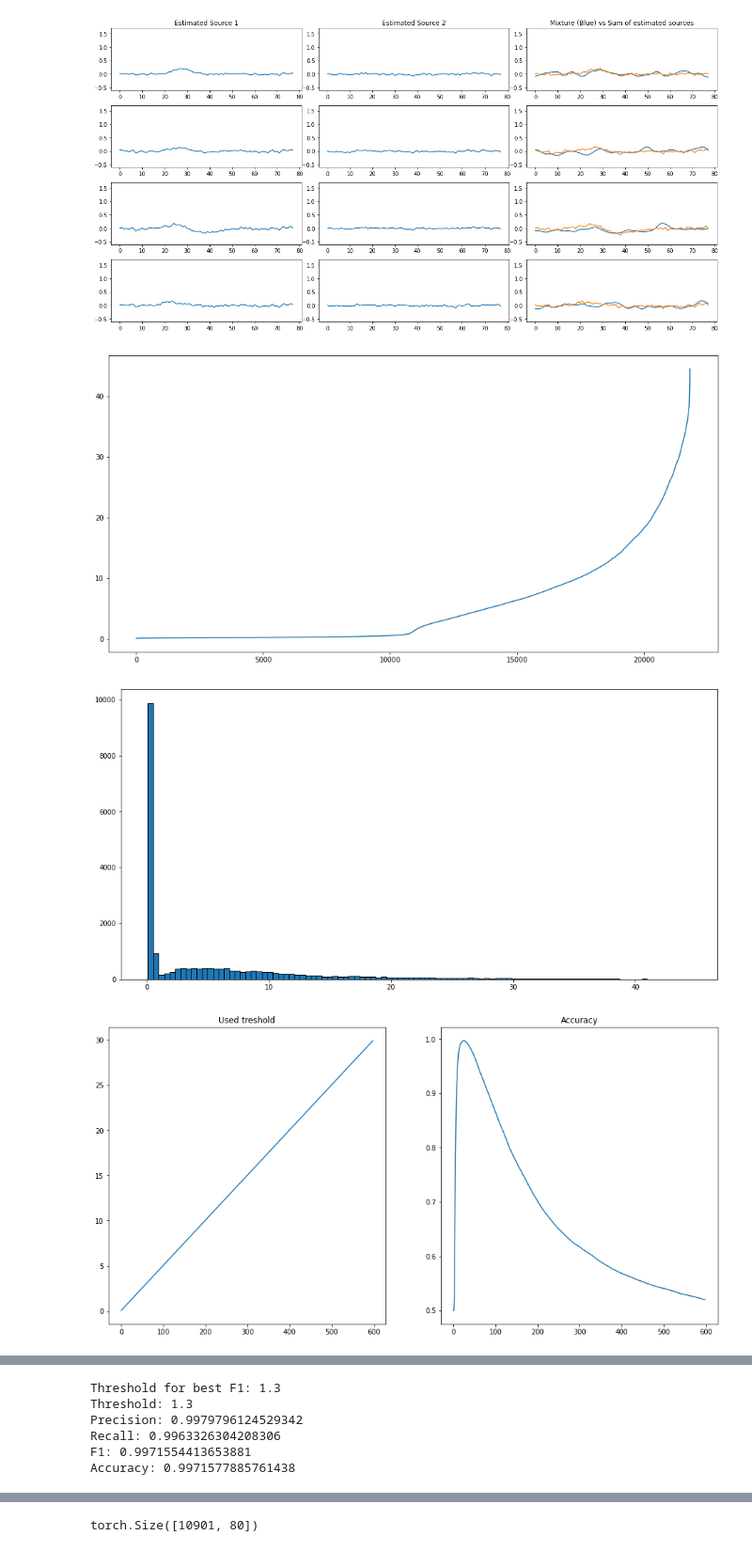
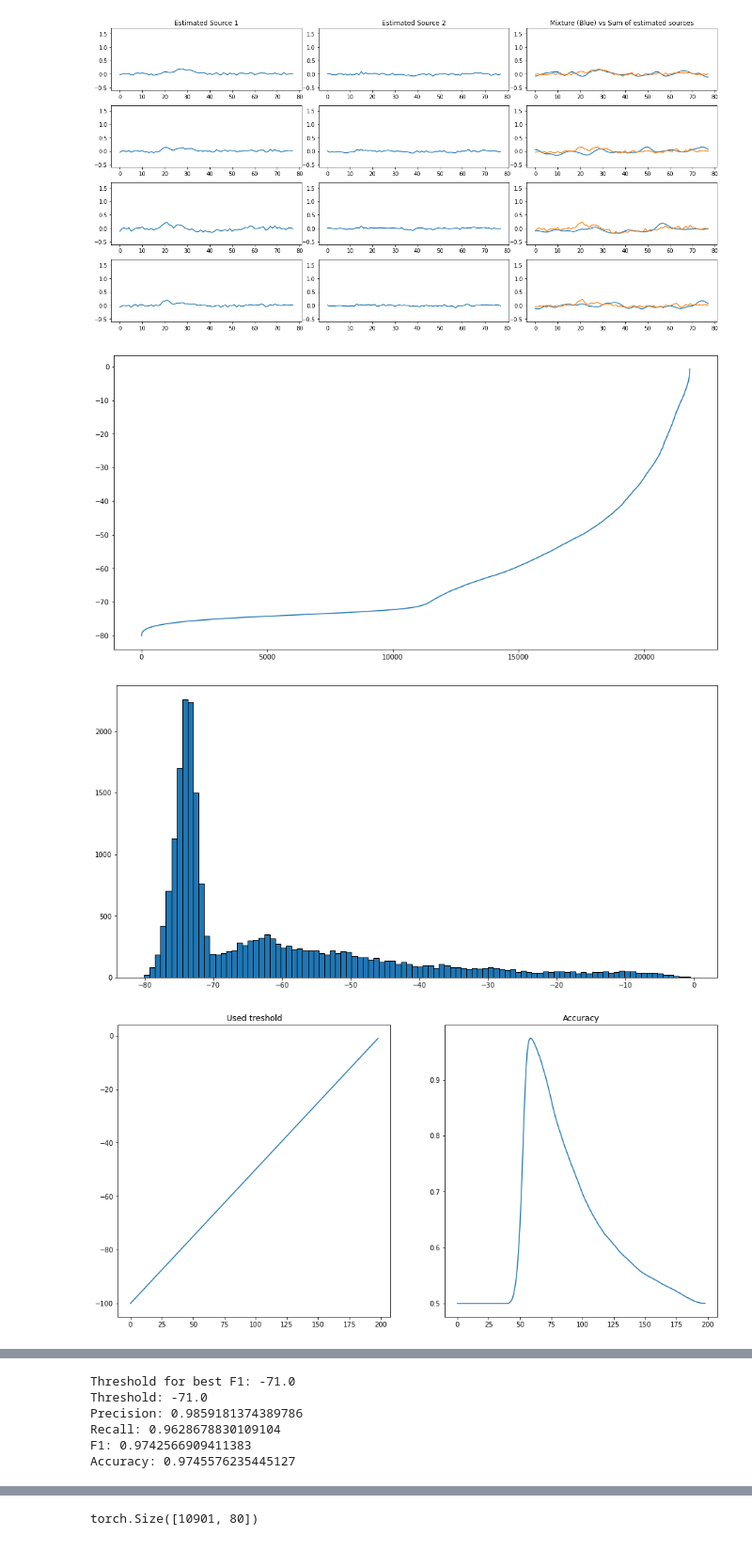
Before and after one commit to AlexDodon/sourceseparation_misc, a Jupyter notebook: time_series.ipynb, the cells around one changed output, grey strips where cells are left out. Shown at 94% size. Cells and saved outputs as stored; diff of their text form; code cells hidden in the pictures.

Commit message:
updated critic detection pipeline

```diff
--- a/time_series.ipynb
+++ b/time_series.ipynb
@@ -109,8 +119,8 @@ torch.Size([10907, 80])
 valExtractedSpikes = np.concatenate((cleanextractedSpikesValidationSpikes,cleanextractedSpikesValidationBg),axis=0)
 vallabel = np.concatenate(([1 for _ in cleanextractedSpikesValidationSpikes],[0 for _ in cleanextractedSpikesValidationBg]),axis=0)
 # %%
-sourceSeparation.interpretSeparation(valExtractedSpikes, critic1, vallabel)
+sourceSeparation.interpretSeparation(valExtractedSpikes, critic1, vallabel,method="critic")
 # %% [output]
-[figure, old version]
+[figure, new version]
-[figure, old version]
+[figure, new version]
-[figure, old version]
+[figure, new version]
@@ -120,9 +130,9 @@ sourceSeparation.interpretSeparation(valExtractedSpikes, critic1, vallabel)
-Threshold for best F1: 1.3
-Threshold: 1.3
-Precision: 0.9979796124529342
-Recall: 0.9963326304208306
-F1: 0.9971554413653881
-Accuracy: 0.9971577885761438
+Threshold for best F1: -71.0
+Threshold: -71.0
+Precision: 0.9859181374389786
+Recall: 0.9628678830109104
+F1: 0.9742566909411383
+Accuracy: 0.9745576235445127
 # %%
 # separates the spike samples
 
```
Also changed, not shown: parts of 5 cells of this notebook, 2 other files.
